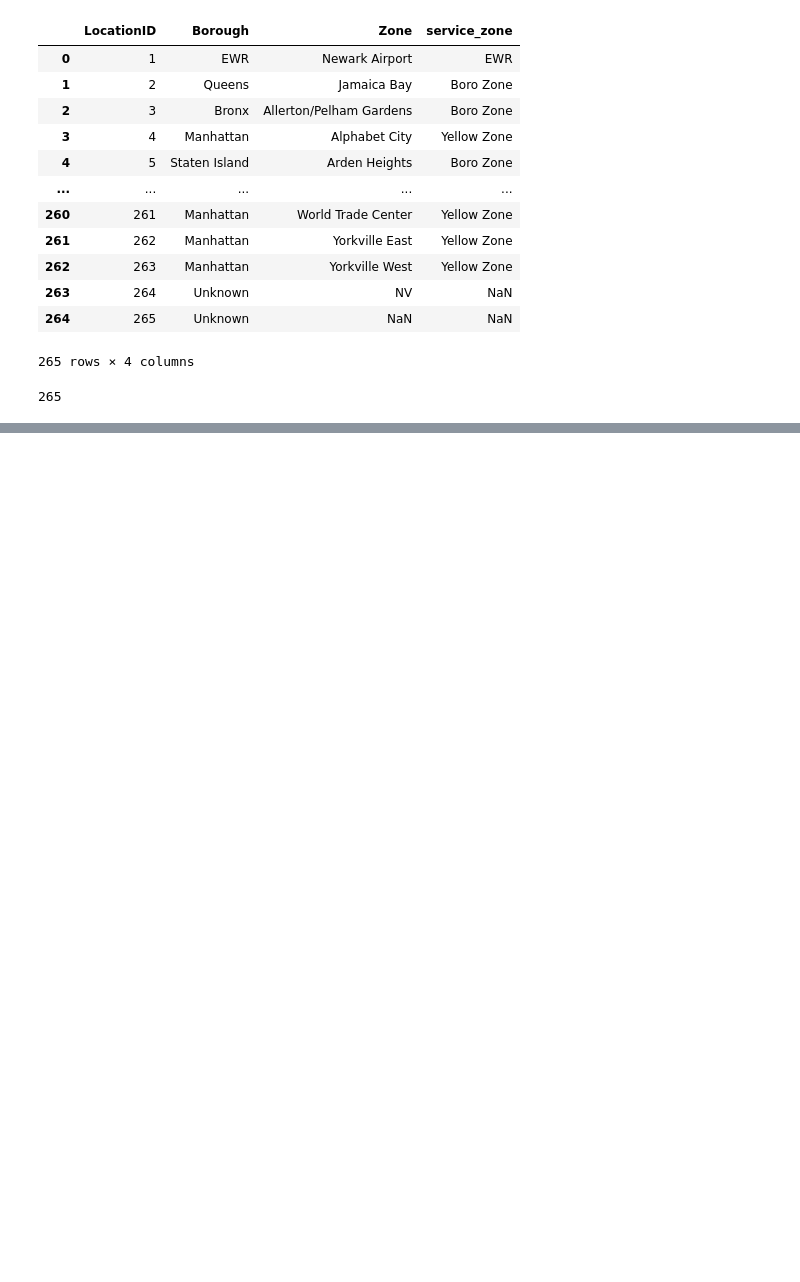
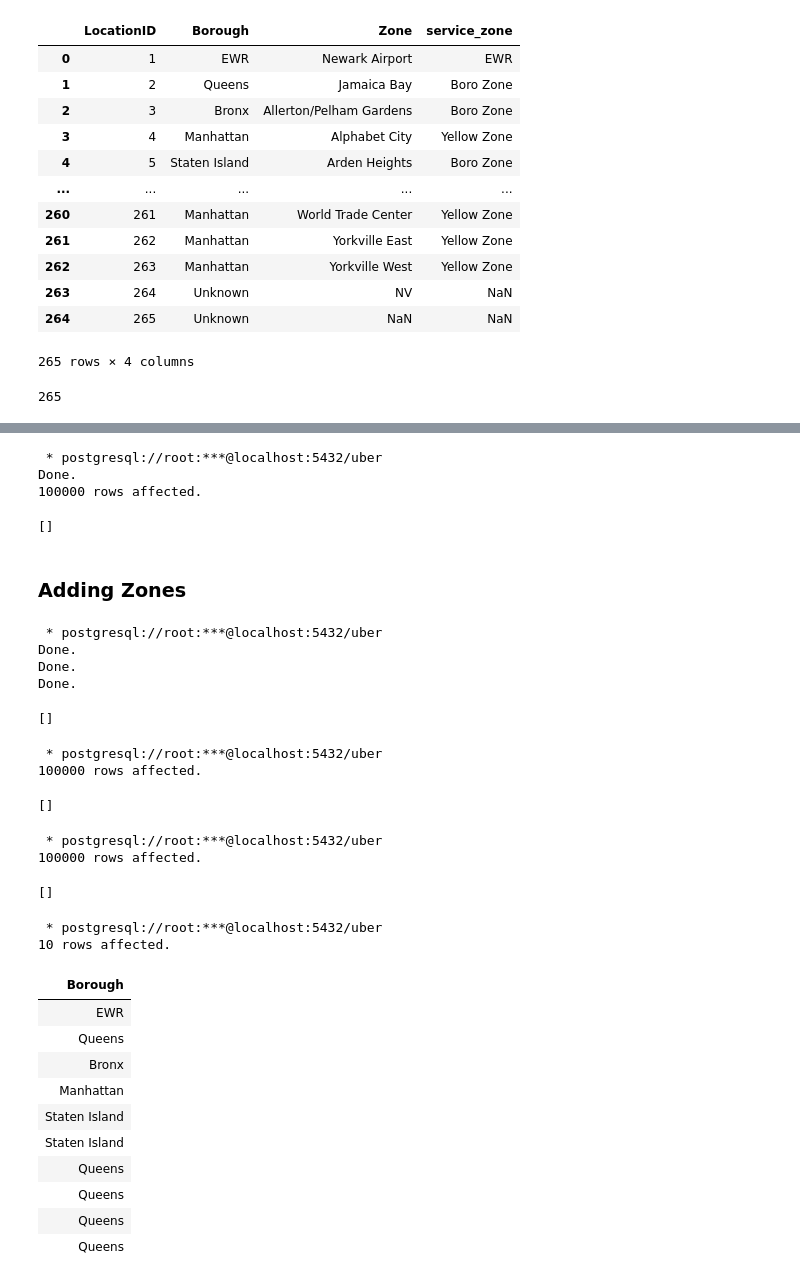
Before and after one commit to mjv2146/uber-nyc, a Jupyter notebook: notebooks/01_load_data.ipynb, the cells around one changed output, grey strips where cells are left out. Saved outputs shown, nothing was run; the diff lists cells and outputs as text; code cells hidden in the pictures; blank space fills up the shorter version.

```diff
--- a/notebooks/01_load_data.ipynb
+++ b/notebooks/01_load_data.ipynb
@@ -102,0 +189,66 @@ SELECT * FROM main LIMIT 10;
+# %%
+%%sql
+ALTER TABLE main
+ADD has_tips INT;
+
+UPDATE main
+SET has_tips = CAST(tips > 0 AS INT)
+# %% [output]
+ * postgresql://root:***@localhost:5432/uber
+Done.
+100000 rows affected.
+[]
+# %% [markdown]
+### Adding Zones
+# %%
+%%sql
+
+ALTER TABLE main
+ADD "Borough" varchar(50);
+
+ALTER TABLE main
+ADD "Zone" varchar(50);
+# %% [output]
+ * postgresql://root:***@localhost:5432/uber
+Done.
+Done.
+Done.
+[]
+# %%
+%%sql
+UPDATE main as m
+SET "Borough" = zones."Borough"
+FROM zones
+WHERE m."PULocationID" = zones."LocationID"
+# %% [output]
+ * postgresql://root:***@localhost:5432/uber
+100000 rows affected.
+[]
+# %%
+%%sql
+UPDATE main as m
+SET "Zone" = zones."Zone"
+FROM zones
+WHERE m."PULocationID" = zones."LocationID"
+# %% [output]
+ * postgresql://root:***@localhost:5432/uber
+100000 rows affected.
+[]
+# %%
+%%sql
+SELECT "Borough"
+FROM zones LIMIT 10;
+# %% [output]
+ * postgresql://root:***@localhost:5432/uber
+10 rows affected.
+| Borough |
+| EWR |
+| Queens |
+| Bronx |
+| Manhattan |
+| Staten Island |
+| Staten Island |
+| Queens |
+| Queens |
+| Queens |
+| Queens |
```
Also changed, not shown: parts of 15 cells of this notebook, 2 other files.
